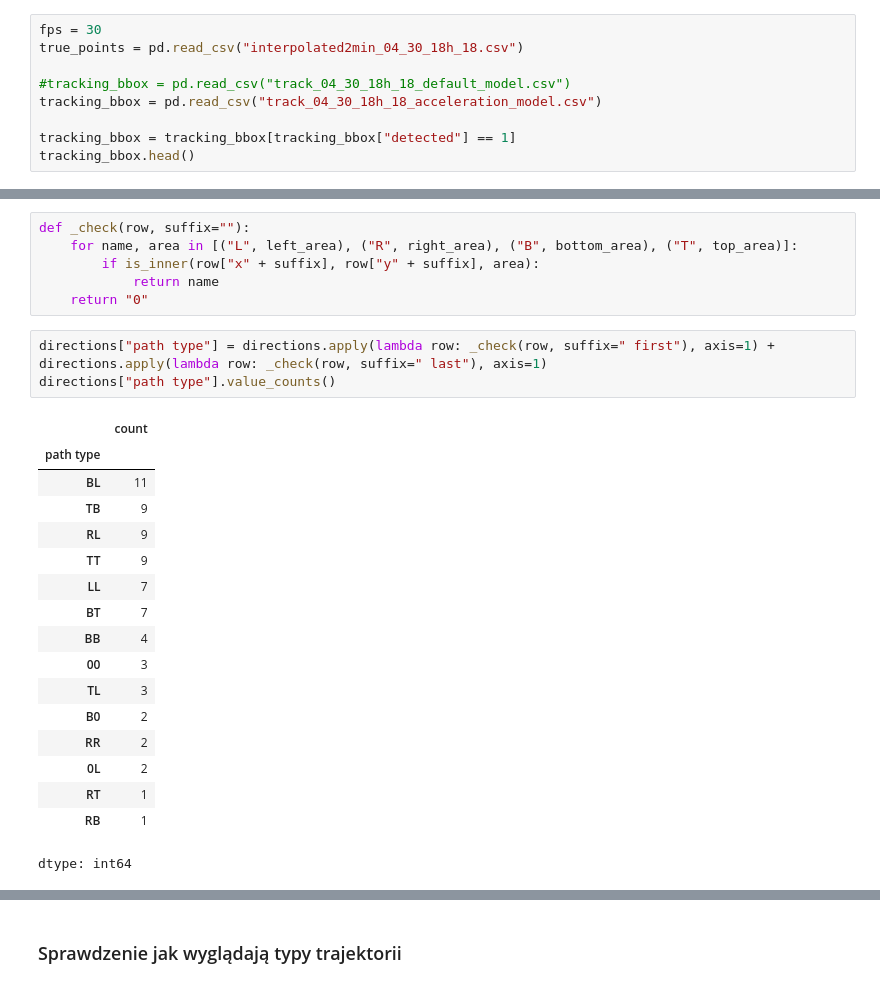
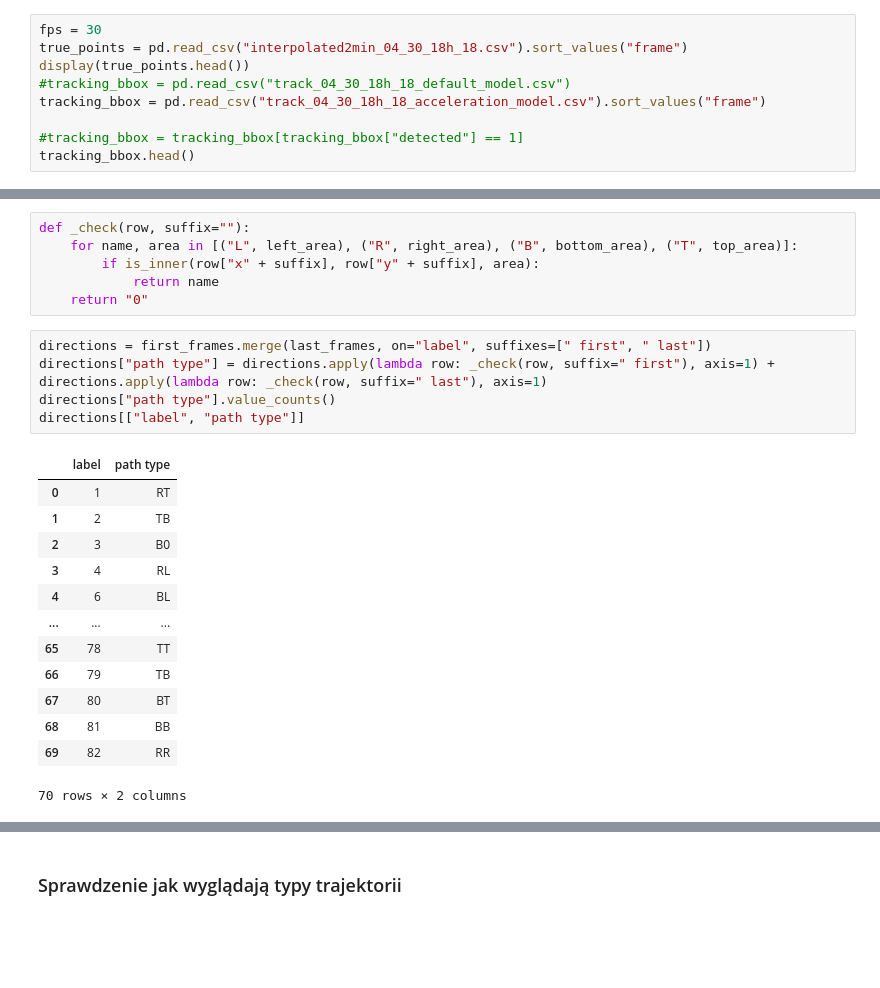
Before and after one commit to zdzichumis/Object-tracking-code, a Jupyter notebook: Analiza wyników z kierunkiem ruchu.ipynb, the cells around one changed output, grey strips where cells are left out. Saved outputs shown, nothing was run; the diff lists cells and outputs as text; blank space fills up the shorter version.

```diff
--- a/Analiza wyników z kierunkiem ruchu.ipynb
+++ b/Analiza wyników z kierunkiem ruchu.ipynb
@@ -12,11 +12,11 @@ def check_if_inside(point, bbox):
     return (bx0 <= x <= bx1) and (by0 <= y <= by1)
 # %%
 fps = 30
-true_points = pd.read_csv("interpolated2min_04_30_18h_18.csv")
+true_points = pd.read_csv("interpolated2min_04_30_18h_18.csv").sort_values("frame")
+display(true_points.head())
+#tracking_bbox = pd.read_csv("track_04_30_18h_18_default_model.csv")
+tracking_bbox = pd.read_csv("track_04_30_18h_18_acceleration_model.csv").sort_values("frame")
 
-#tracking_bbox = pd.read_csv("track_04_30_18h_18_default_model.csv")
-tracking_bbox = pd.read_csv("track_04_30_18h_18_acceleration_model.csv")
-
-tracking_bbox = tracking_bbox[tracking_bbox["detected"] == 1]
+#tracking_bbox = tracking_bbox[tracking_bbox["detected"] == 1]
 tracking_bbox.head()
 # %% [output]
@@ -159,26 +147,24 @@ def _check(row, suffix=""):
             return name
     return "0"
 # %%
+directions = first_frames.merge(last_frames, on="label", suffixes=[" first", " last"])
 directions["path type"] = directions.apply(lambda row: _check(row, suffix=" first"), axis=1) + directions.apply(lambda row: _check(row, suffix=" last"), axis=1)
 directions["path type"].value_counts()
+directions[["label", "path type"]]
 # %% [output]
-|  | count |
-| path type |  |
-| BL | 11 |
-| TB | 9 |
-| RL | 9 |
-| TT | 9 |
-| LL | 7 |
-| BT | 7 |
-| BB | 4 |
-| 00 | 3 |
-| TL | 3 |
-| B0 | 2 |
-| RR | 2 |
-| 0L | 2 |
-| RT | 1 |
-| RB | 1 |
+|  | label | path type |
+| 0 | 1 | RT |
+| 1 | 2 | TB |
+| 2 | 3 | B0 |
+| 3 | 4 | RL |
+| 4 | 6 | BL |
+| ... | ... | ... |
+| 65 | 78 | TT |
+| 66 | 79 | TB |
+| 67 | 80 | BT |
+| 68 | 81 | BB |
+| 69 | 82 | RR |
-dtype: int64
+70 rows × 2 columns
 # %%
 true_points = pd.merge(directions[["label", "path type"]], true_points, on="label")
 true_points
```
Also changed, not shown: parts of 6 cells of this notebook.
